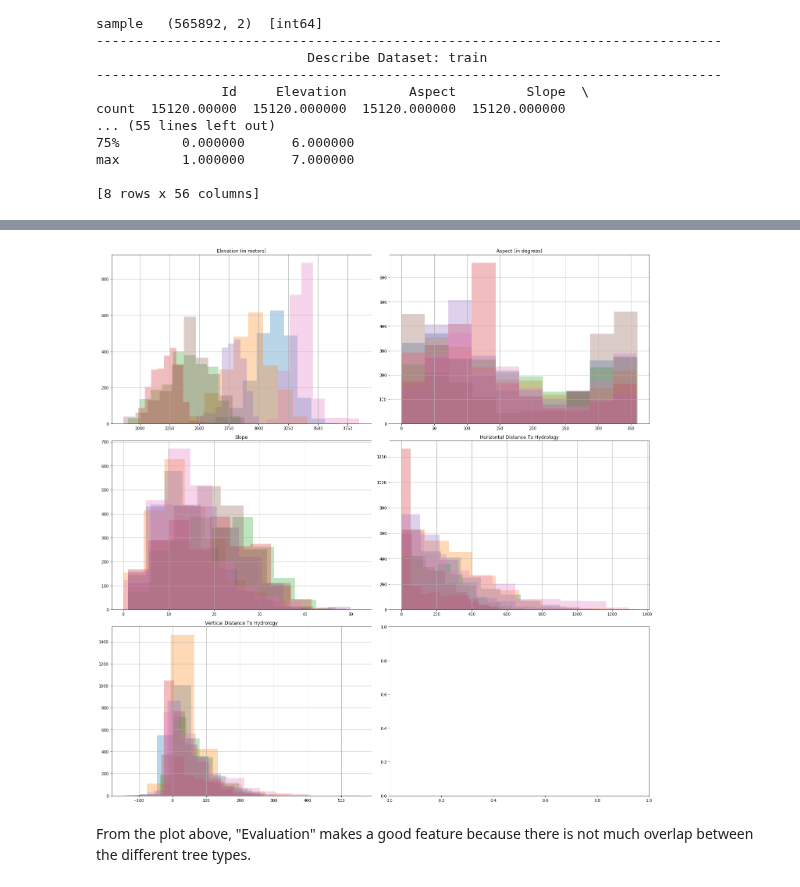
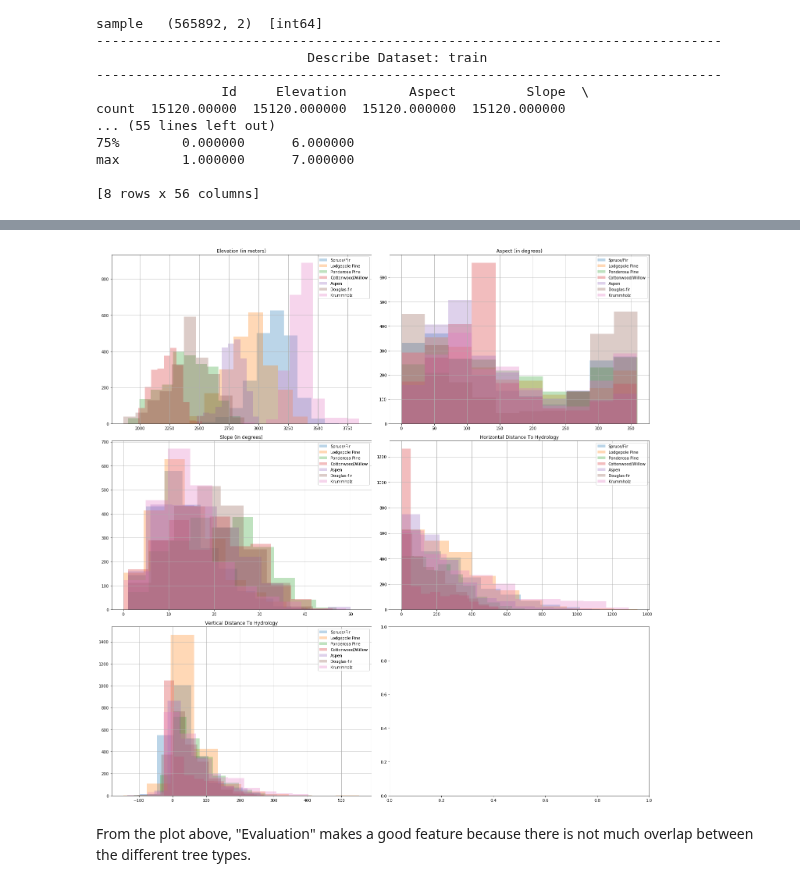
Before and after one commit to tiffapedia/w207-final, a Jupyter notebook: DivyaGorantla_RamIyer_TiffanyJaya_SteveSanders.ipynb, the cells around one changed output, grey strips where cells are left out. Saved outputs shown, nothing was run; the diff lists cells and outputs as text; code cells hidden in the pictures.

```diff
--- a/DivyaGorantla_RamIyer_TiffanyJaya_SteveSanders.ipynb
+++ b/DivyaGorantla_RamIyer_TiffanyJaya_SteveSanders.ipynb
@@ -165,3 +163,7 @@ train_label = train['Cover_Type']
+# %%
+train_labels = train['Cover_Type']
+cover_types = sorted(pd.unique(train['Cover_Type']))
+cover_labels = ['Spruce/Fir', 'Lodgepole Pine', 'Ponderosa Pine', 'Cottonwood/Willow', 'Aspen', 'Douglas-fir', 'Krummholz']
 # %% [markdown]
 ## EDA
 # %%
@@ -226,39 +230,39 @@ From the graph shown above, it appears that the cover types most commonly found
 
 # 2. plot with overlay
 nrows = 3
 ncols = 2
 fig, axes = plt.subplots(nrows=nrows, ncols=ncols, figsize=(20,20))
 ax_elevation, ax_aspect, ax_slope, ax_hdh20, ax_vdh20, ax_6 = axes.flatten()
 
 for label, data in train.groupby('Cover_Type')['Elevation']:
     data.hist(alpha=0.3, ax=ax_elevation)
 ax_elevation.set_title('Elevation (in meters)')
-ax_elevation.legend()
+ax_elevation.legend(labels=cover_labels)
 
 for label, data in train.groupby('Cover_Type')['Aspect']:
     data.hist(alpha=0.3, ax=ax_aspect)
 ax_aspect.set_title('Aspect (in degrees)')
-ax_aspect.legend()
+ax_aspect.legend(labels=cover_labels)
 
 for label, data in train.groupby('Cover_Type')['Slope']:
     data.hist(alpha=0.3, ax=ax_slope)
 ax_slope.set_title('Slope (in degrees)')
-ax_slope.legend()
+ax_slope.legend(labels=cover_labels)
 
 for label, data in train.groupby('Cover_Type')['Horizontal_Distance_To_Hydrology']:
     data.hist(alpha=0.3, ax=ax_hdh20)
 ax_hdh20.set_title('Horizontal Distance To Hydrology')
-ax_hdh20.legend()
+ax_hdh20.legend(labels=cover_labels)
 
 for label, data in train.groupby('Cover_Type')['Vertical_Distance_To_Hydrology']:
     data.hist(alpha=0.3, ax=ax_vdh20)
 ax_vdh20.set_title('Vertical Distance To Hydrology')
-ax_vdh20.legend()
+ax_vdh20.legend(labels=cover_labels)
 
 fig.tight_layout()
 plt.show()
 # %% [output]
-[figure, old version]
+[figure, new version]
 # %% [markdown]
 From the plot above, "Evaluation" makes a good feature because there is not much overlap between the different tree types.
 # %% [markdown]
```
Also changed, not shown: parts of 3 cells of this notebook.
